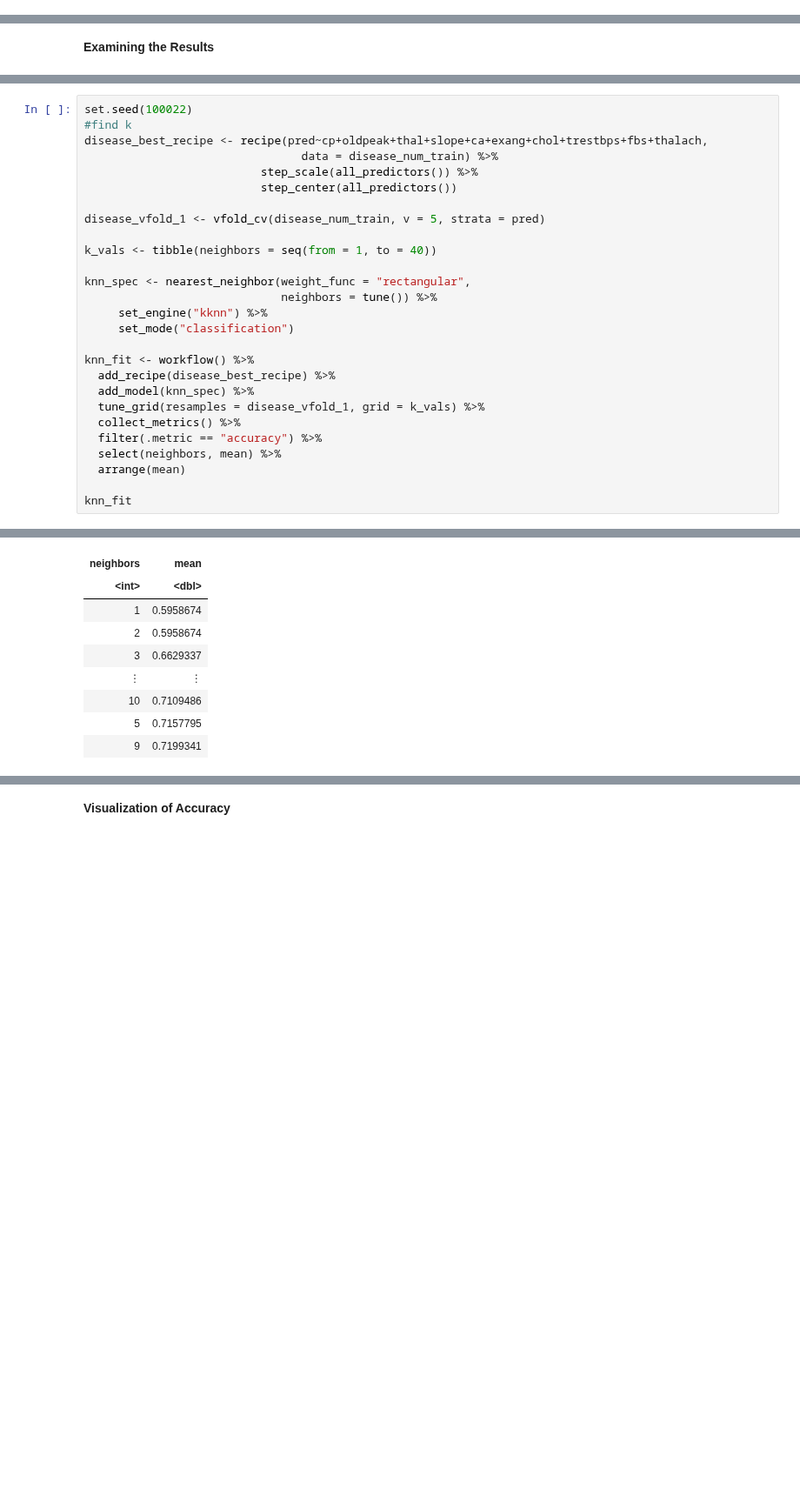
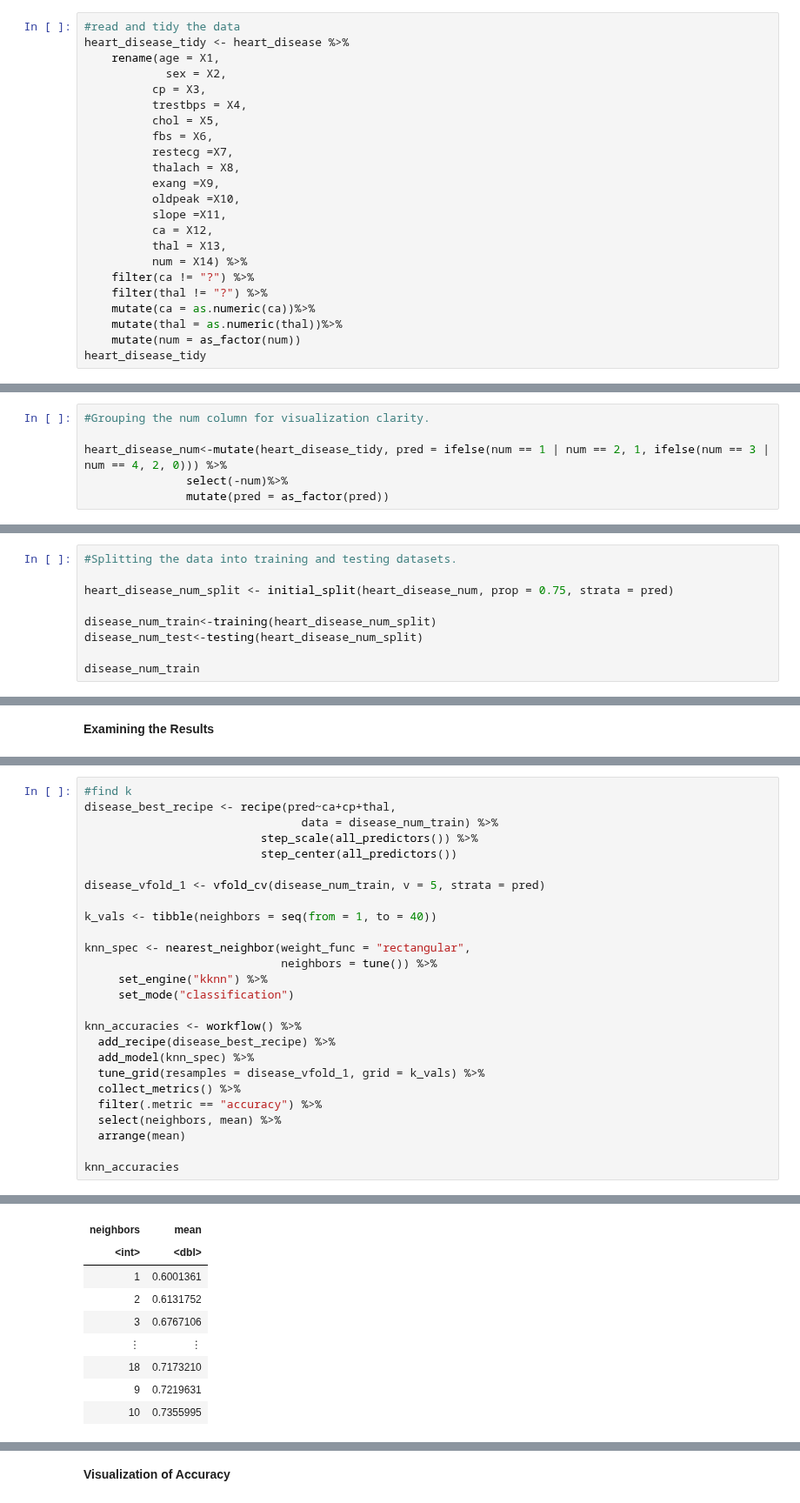
Before and after one commit to 19Lefoue/Heart_disease, a Jupyter notebook: Heart_disease.ipynb, the cells around one changed output, grey strips where cells are left out. Shown at 87% size. Saved outputs shown, nothing was run; the diff lists cells and outputs as text; blank space fills up the shorter version.

```diff
--- a/Heart_disease.ipynb
+++ b/Heart_disease.ipynb
@@ -81,0 +85,23 @@ Table1.1: heart disease untidy trable
+# %%
+#read and tidy the data
+heart_disease_tidy <- heart_disease %>%
+    rename(age = X1,
+            sex = X2,
+          cp = X3,
+          trestbps = X4,
+          chol = X5,
+          fbs = X6,
+          restecg =X7,
+          thalach = X8,
+          exang =X9,
+          oldpeak =X10,
+          slope =X11,
+          ca = X12,
+          thal = X13,
+          num = X14) %>%
+    filter(ca != "?") %>%
+    filter(thal != "?") %>%
+    mutate(ca = as.numeric(ca))%>%
+    mutate(thal = as.numeric(thal))%>%
+    mutate(num = as_factor(num))
+heart_disease_tidy
@@ -82 +139,7 @@ Table1.1: heart disease untidy trable
+# %%
+#Grouping the num column for visualization clarity.
+
+heart_disease_num<-mutate(heart_disease_tidy, pred = ifelse(num == 1 | num == 2, 1, ifelse(num == 3 | num == 4, 2, 0))) %>%
+               select(-num)%>%
+               mutate(pred = as_factor(pred))
 # %% [markdown]
@@ -191,0 +149,9 @@ A tibble: 225 × 14
+# %%
+#Splitting the data into training and testing datasets.
+
+heart_disease_num_split <- initial_split(heart_disease_num, prop = 0.75, strata = pred)
+
+disease_num_train<-training(heart_disease_num_split)
+disease_num_test<-testing(heart_disease_num_split)
+
+disease_num_train
@@ -372,39 +364,38 @@ table 3.1: arranged accuracies of predictors
 # %%
-set.seed(100022)
 #find k
-disease_best_recipe <- recipe(pred~cp+oldpeak+thal+slope+ca+exang+chol+trestbps+fbs+thalach,
+disease_best_recipe <- recipe(pred~ca+cp+thal,
                                 data = disease_num_train) %>%
                           step_scale(all_predictors()) %>%
                           step_center(all_predictors())
 
 disease_vfold_1 <- vfold_cv(disease_num_train, v = 5, strata = pred)
 
 k_vals <- tibble(neighbors = seq(from = 1, to = 40))
 
 knn_spec <- nearest_neighbor(weight_func = "rectangular",
                              neighbors = tune()) %>%
      set_engine("kknn") %>%
      set_mode("classification")
 
-knn_fit <- workflow() %>%
+knn_accuracies <- workflow() %>%
   add_recipe(disease_best_recipe) %>%
   add_model(knn_spec) %>%
   tune_grid(resamples = disease_vfold_1, grid = k_vals) %>%
   collect_metrics() %>%
   filter(.metric == "accuracy") %>%
   select(neighbors, mean) %>%
   arrange(mean)
 
-knn_fit
+knn_accuracies
 # %% [output]
 A tibble: 40 × 2
 | neighbors | mean |
 | <int> | <dbl> |
-| 1 | 0.5958674 |
-| 2 | 0.5958674 |
-| 3 | 0.6629337 |
+| 1 | 0.6001361 |
+| 2 | 0.6131752 |
+| 3 | 0.6767106 |
 | ⋮ | ⋮ |
-| 10 | 0.7109486 |
-| 5 | 0.7157795 |
-| 9 | 0.7199341 |
+| 18 | 0.7173210 |
+| 9 | 0.7219631 |
+| 10 | 0.7355995 |
 # %% [markdown]
```
Also changed, not shown: parts of 49 cells of this notebook.
